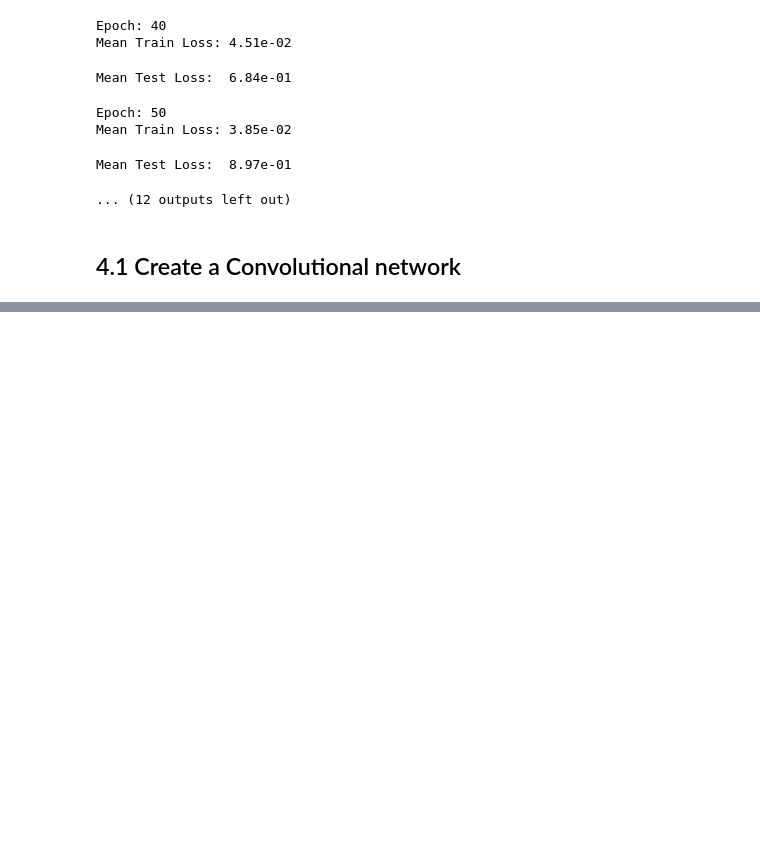
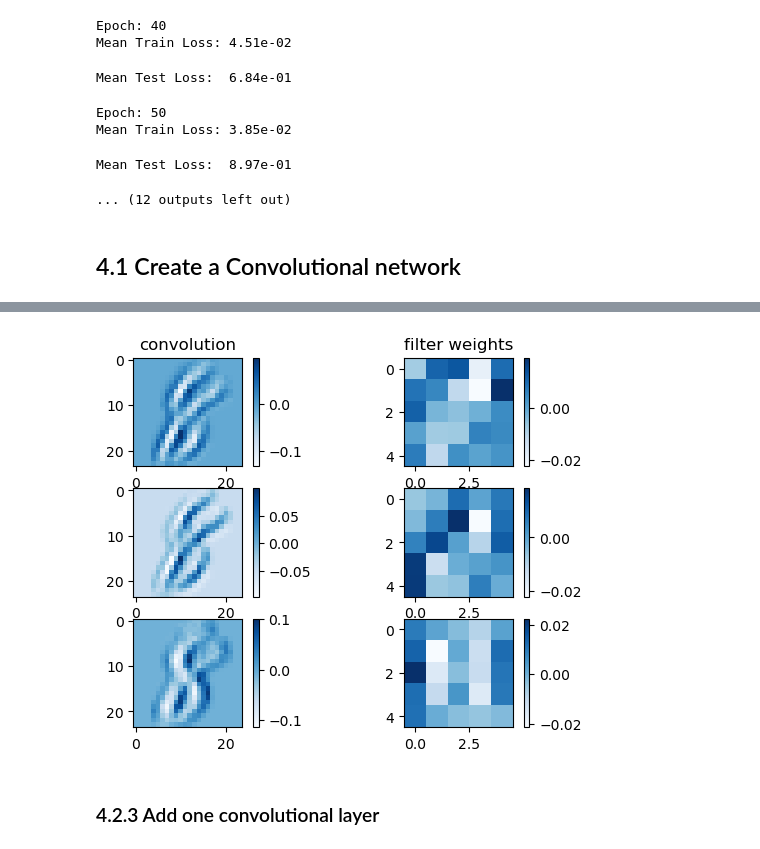
Before and after one commit to Lennox-Elaphurus/ML-Essentials-homework, a Jupyter notebook: Lennox/exercise3/Exercise3.ipynb, the cells around one changed output, grey strips where cells are left out. Saved outputs shown, nothing was run; the diff lists cells and outputs as text; code cells hidden in the pictures; blank space fills up the shorter version.

```diff
--- a/Lennox/exercise3/Exercise3.ipynb
+++ b/Lennox/exercise3/Exercise3.ipynb
@@ -345,0 +402,23 @@ Mean Test Loss:  5.53e-01
+# %%
+# with open('w1.pickle', 'wb') as file:
+#     pickle.dump(w_h1_1, file)
+
+with open('w1.pickle', 'rb') as file:
+    w_h1_1 = pickle.load(file).cpu()
+
+fig, ax = plt.subplots(3,2)
+
+
+for i in range(3):
+    #    print(w_h1_1[i,0])
+    draw_fig(ax[i,0],conv2d(test_x ,w_h1_1[i].unsqueeze(0))[0])
+    draw_fig(ax[i,1], w_h1_1[i, 0])
+
+ax[0, 0].set_title('convolution')
+ax[0, 1].set_title('filter weights')
+plt.show()
+plt.close(fig)
+# %% [output]
+[figure, added]
+# %% [markdown]
+### 4.2.3 Add one convolutional layer
```
Also changed, not shown: parts of 6 cells of this notebook, 2 other files.
